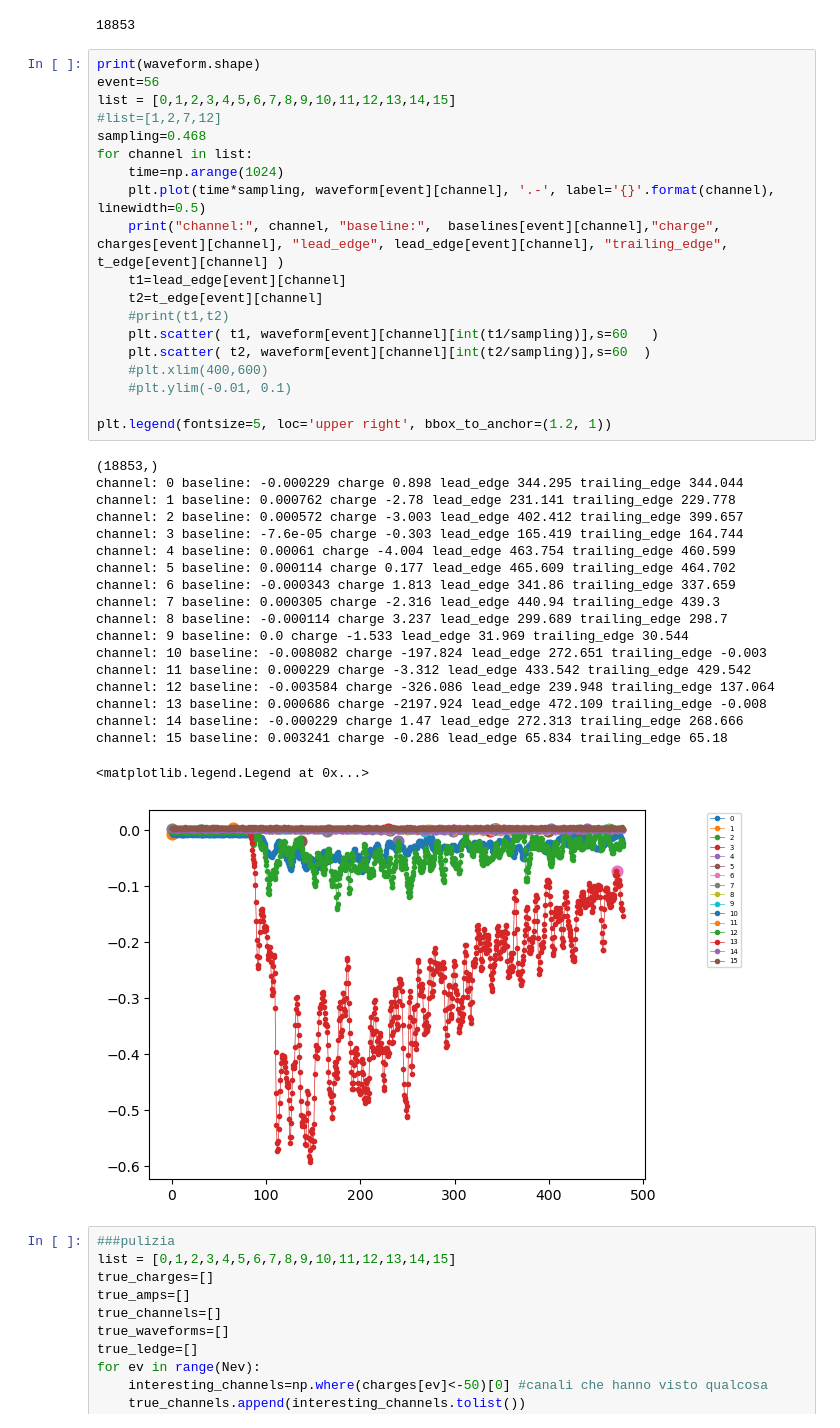
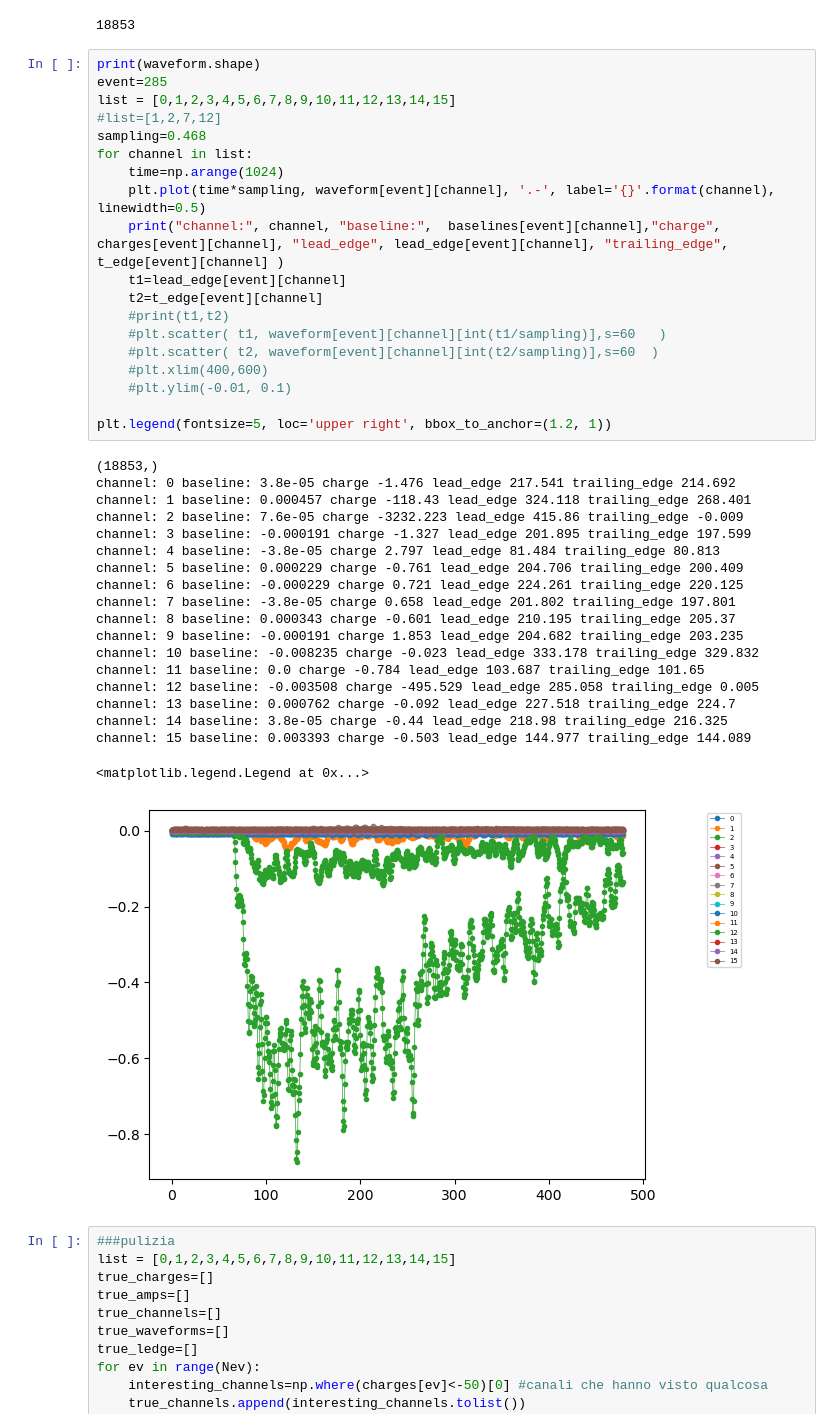
Before and after one commit to 0-DvD-0/Sfera, a Jupyter notebook: Jupyter/ortho_filter_check.ipynb, the cells around one changed output. Cells and saved outputs as stored; diff of their text form.

```diff
--- a/Jupyter/ortho_filter_check.ipynb
+++ b/Jupyter/ortho_filter_check.ipynb
@@ -137,43 +155,43 @@ Nev=len(amp)
 18853
 # %%
 print(waveform.shape)
-event=56
+event=285
 list = [0,1,2,3,4,5,6,7,8,9,10,11,12,13,14,15]
 #list=[1,2,7,12]
 sampling=0.468
 for channel in list:
     time=np.arange(1024)
     plt.plot(time*sampling, waveform[event][channel], '.-', label='{}'.format(channel), linewidth=0.5)
     print("channel:", channel, "baseline:",  baselines[event][channel],"charge", charges[event][channel], "lead_edge", lead_edge[event][channel], "trailing_edge", t_edge[event][channel] )
     t1=lead_edge[event][channel]
     t2=t_edge[event][channel]
     #print(t1,t2)
-    plt.scatter( t1, waveform[event][channel][int(t1/sampling)],s=60   )
-    plt.scatter( t2, waveform[event][channel][int(t2/sampling)],s=60  )
+    #plt.scatter( t1, waveform[event][channel][int(t1/sampling)],s=60   )
+    #plt.scatter( t2, waveform[event][channel][int(t2/sampling)],s=60  )
     #plt.xlim(400,600)
     #plt.ylim(-0.01, 0.1)
 
 plt.legend(fontsize=5, loc='upper right', bbox_to_anchor=(1.2, 1))
 # %% [output]
 (18853,)
-channel: 0 baseline: -0.000229 charge 0.898 lead_edge 344.295 trailing_edge 344.044
-channel: 1 baseline: 0.000762 charge -2.78 lead_edge 231.141 trailing_edge 229.778
-channel: 2 baseline: 0.000572 charge -3.003 lead_edge 402.412 trailing_edge 399.657
-channel: 3 baseline: -7.6e-05 charge -0.303 lead_edge 165.419 trailing_edge 164.744
-channel: 4 baseline: 0.00061 charge -4.004 lead_edge 463.754 trailing_edge 460.599
-channel: 5 baseline: 0.000114 charge 0.177 lead_edge 465.609 trailing_edge 464.702
-channel: 6 baseline: -0.000343 charge 1.813 lead_edge 341.86 trailing_edge 337.659
-channel: 7 baseline: 0.000305 charge -2.316 lead_edge 440.94 trailing_edge 439.3
-channel: 8 baseline: -0.000114 charge 3.237 lead_edge 299.689 trailing_edge 298.7
-channel: 9 baseline: 0.0 charge -1.533 lead_edge 31.969 trailing_edge 30.544
-channel: 10 baseline: -0.008082 charge -197.824 lead_edge 272.651 trailing_edge -0.003
-channel: 11 baseline: 0.000229 charge -3.312 lead_edge 433.542 trailing_edge 429.542
-channel: 12 baseline: -0.003584 charge -326.086 lead_edge 239.948 trailing_edge 137.064
-channel: 13 baseline: 0.000686 charge -2197.924 lead_edge 472.109 trailing_edge -0.008
-channel: 14 baseline: -0.000229 charge 1.47 lead_edge 272.313 trailing_edge 268.666
-channel: 15 baseline: 0.003241 charge -0.286 lead_edge 65.834 trailing_edge 65.18
+channel: 0 baseline: 3.8e-05 charge -1.476 lead_edge 217.541 trailing_edge 214.692
+channel: 1 baseline: 0.000457 charge -118.43 lead_edge 324.118 trailing_edge 268.401
+channel: 2 baseline: 7.6e-05 charge -3232.223 lead_edge 415.86 trailing_edge -0.009
+channel: 3 baseline: -0.000191 charge -1.327 lead_edge 201.895 trailing_edge 197.599
+channel: 4 baseline: -3.8e-05 charge 2.797 lead_edge 81.484 trailing_edge 80.813
+channel: 5 baseline: 0.000229 charge -0.761 lead_edge 204.706 trailing_edge 200.409
+channel: 6 baseline: -0.000229 charge 0.721 lead_edge 224.261 trailing_edge 220.125
+channel: 7 baseline: -3.8e-05 charge 0.658 lead_edge 201.802 trailing_edge 197.801
+channel: 8 baseline: 0.000343 charge -0.601 lead_edge 210.195 trailing_edge 205.37
+channel: 9 baseline: -0.000191 charge 1.853 lead_edge 204.682 trailing_edge 203.235
+channel: 10 baseline: -0.008235 charge -0.023 lead_edge 333.178 trailing_edge 329.832
+channel: 11 baseline: 0.0 charge -0.784 lead_edge 103.687 trailing_edge 101.65
+channel: 12 baseline: -0.003508 charge -495.529 lead_edge 285.058 trailing_edge 0.005
+channel: 13 baseline: 0.000762 charge -0.092 lead_edge 227.518 trailing_edge 224.7
+channel: 14 baseline: 3.8e-05 charge -0.44 lead_edge 218.98 trailing_edge 216.325
+channel: 15 baseline: 0.003393 charge -0.503 lead_edge 144.977 trailing_edge 144.089
 <matplotlib.legend.Legend at 0x...>
-[figure, old version]
+[figure, new version]
 # %%
 ###pulizia
 list = [0,1,2,3,4,5,6,7,8,9,10,11,12,13,14,15]
```
Also changed, not shown: parts of 15 cells of this notebook.
